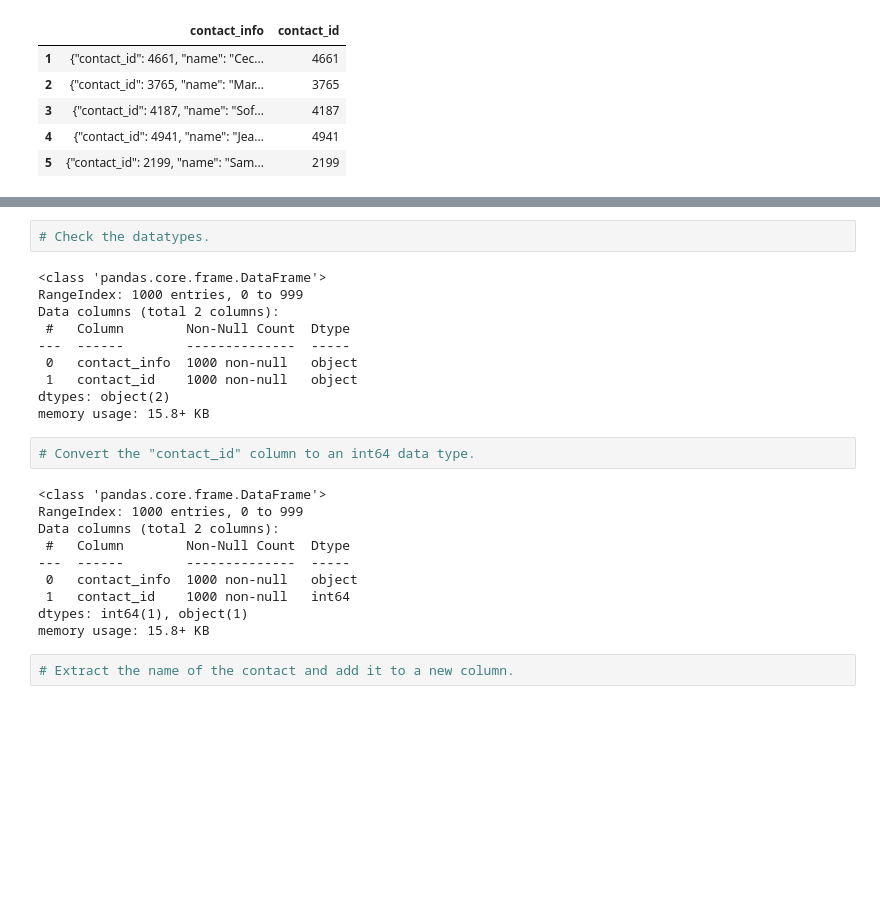
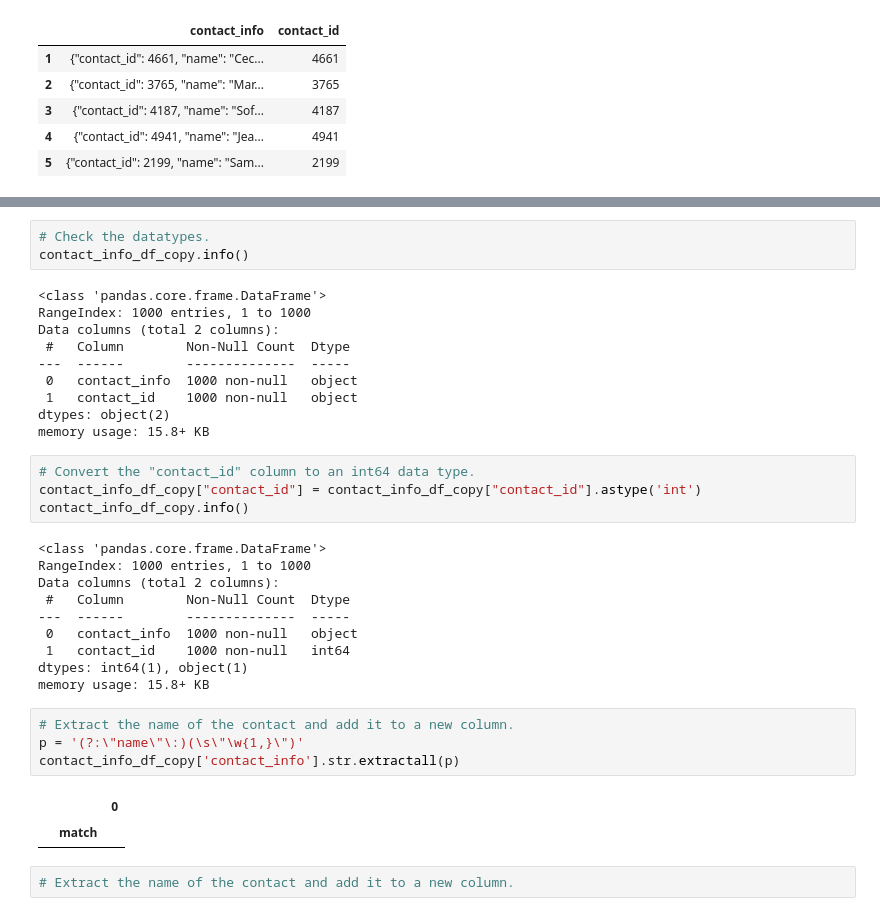
Before and after one commit to downleft/Crowdfunding_ETL, a Jupyter notebook: ETL_Mini_Project_JUpright_BStephenson.ipynb, the cells around one changed output, grey strips where cells are left out. Drawn from its saved outputs; the diff is of its cells as text; blank space fills up the shorter version.

```diff
--- a/ETL_Mini_Project_JUpright_BStephenson.ipynb
+++ b/ETL_Mini_Project_JUpright_BStephenson.ipynb
@@ -494,8 +478,9 @@ contact_info_df_copy.head()
 # %%
 # Check the datatypes.
+contact_info_df_copy.info()
 # %% [output]
 <class 'pandas.core.frame.DataFrame'>
-RangeIndex: 1000 entries, 0 to 999
+RangeIndex: 1000 entries, 1 to 1000
 Data columns (total 2 columns):
  #   Column        Non-Null Count  Dtype
 ---  ------        --------------  -----
@@ -505,9 +490,11 @@ dtypes: object(2)
 memory usage: 15.8+ KB
 # %%
 # Convert the "contact_id" column to an int64 data type.
+contact_info_df_copy["contact_id"] = contact_info_df_copy["contact_id"].astype('int')
+contact_info_df_copy.info()
 # %% [output]
 <class 'pandas.core.frame.DataFrame'>
-RangeIndex: 1000 entries, 0 to 999
+RangeIndex: 1000 entries, 1 to 1000
 Data columns (total 2 columns):
  #   Column        Non-Null Count  Dtype
 ---  ------        --------------  -----
@@ -515,6 +502,13 @@ Data columns (total 2 columns):
  1   contact_id    1000 non-null   int64
 dtypes: int64(1), object(1)
 memory usage: 15.8+ KB
+# %%
+# Extract the name of the contact and add it to a new column.
+p = '(?:\"name\"\:)(\s\"\w{1,}\")'
+contact_info_df_copy['contact_info'].str.extractall(p)
+# %% [output]
+|  |  | 0 |
+|  | match |  |
 # %%
 # Extract the name of the contact and add it to a new column.
 # %% [output]
```
Also changed, not shown: parts of 7 cells of this notebook.
